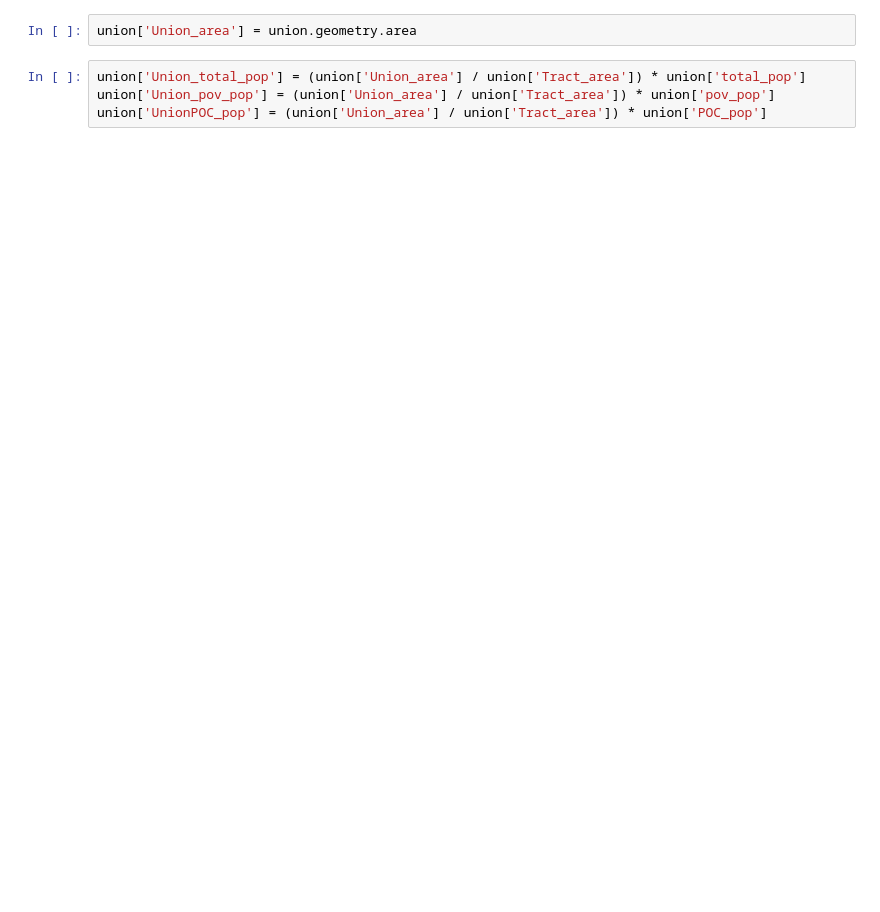
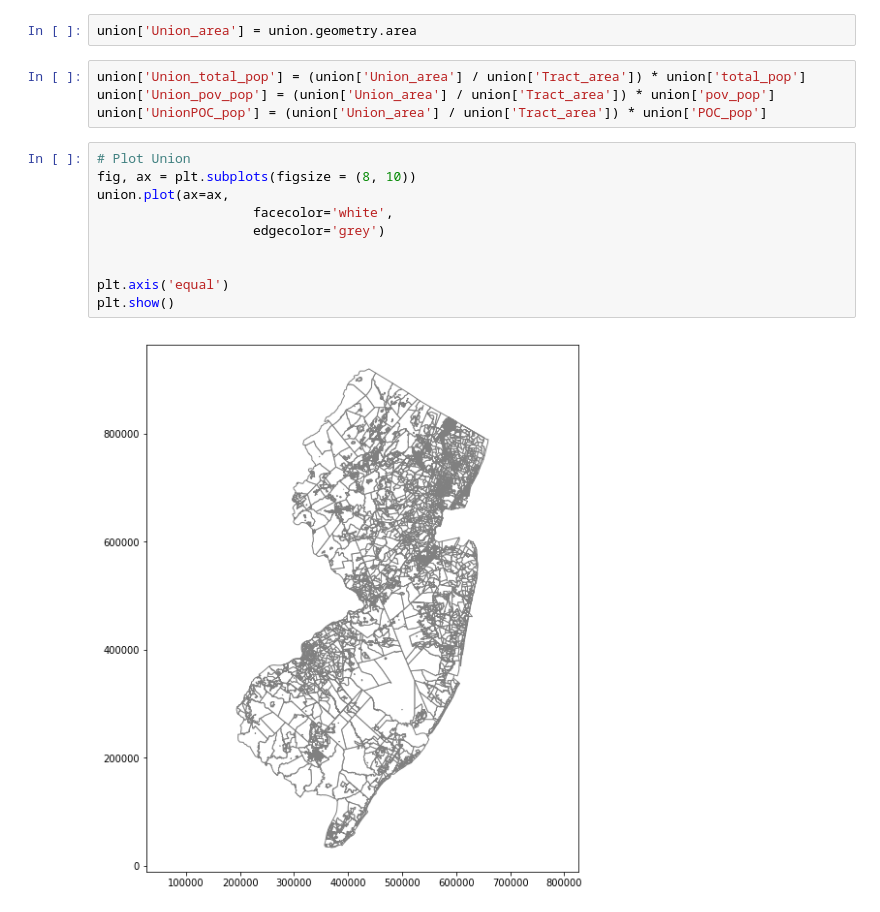
Before and after one commit to zstatmanweil/EJ-analysis-map, a Jupyter notebook: SpatialAnalysis/ArealWeighting.ipynb, the cells around one changed output. Cells and saved outputs as stored; diff of their text form; blank space fills up the shorter version.

```diff
--- a/SpatialAnalysis/ArealWeighting.ipynb
+++ b/SpatialAnalysis/ArealWeighting.ipynb
@@ -178,3 +179,15 @@ union['Union_area'] = union.geometry.area
 union['Union_total_pop'] = (union['Union_area'] / union['Tract_area']) * union['total_pop']
 union['Union_pov_pop'] = (union['Union_area'] / union['Tract_area']) * union['pov_pop']
 union['UnionPOC_pop'] = (union['Union_area'] / union['Tract_area']) * union['POC_pop']
+# %%
+# Plot Union
+fig, ax = plt.subplots(figsize = (8, 10))
+union.plot(ax=ax,
+                    facecolor='white',
+                    edgecolor='grey')
+
+
+plt.axis('equal')
+plt.show()
+# %% [output]
+[figure, added]
```
Also changed, not shown: parts of 18 cells of this notebook.
